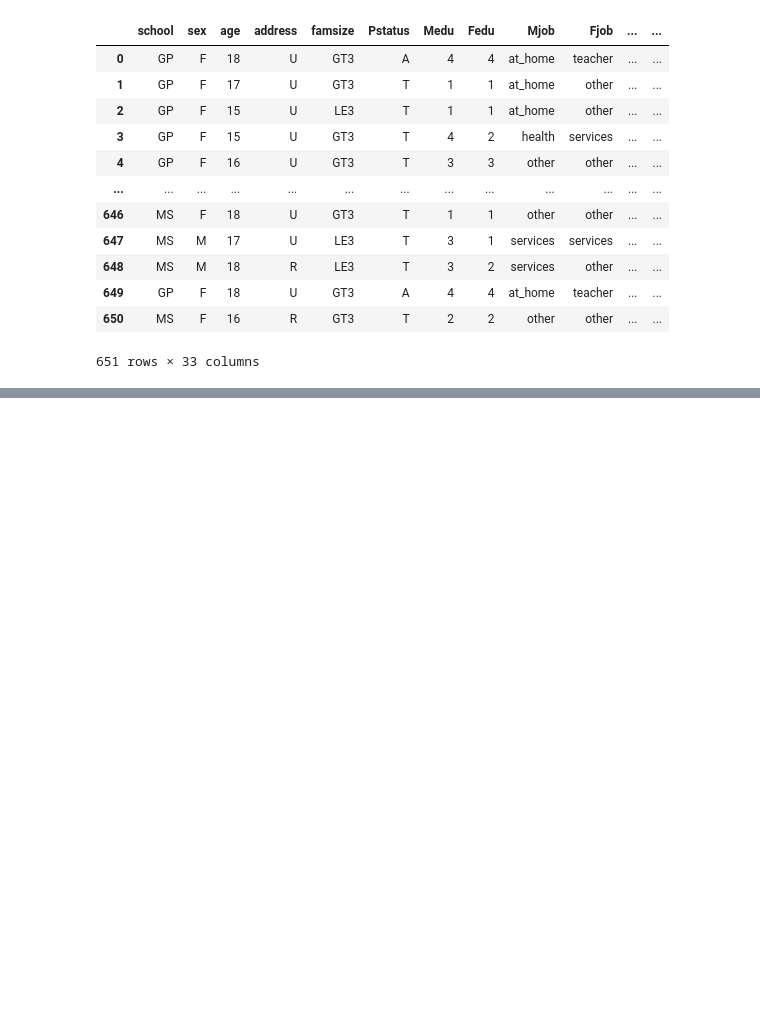
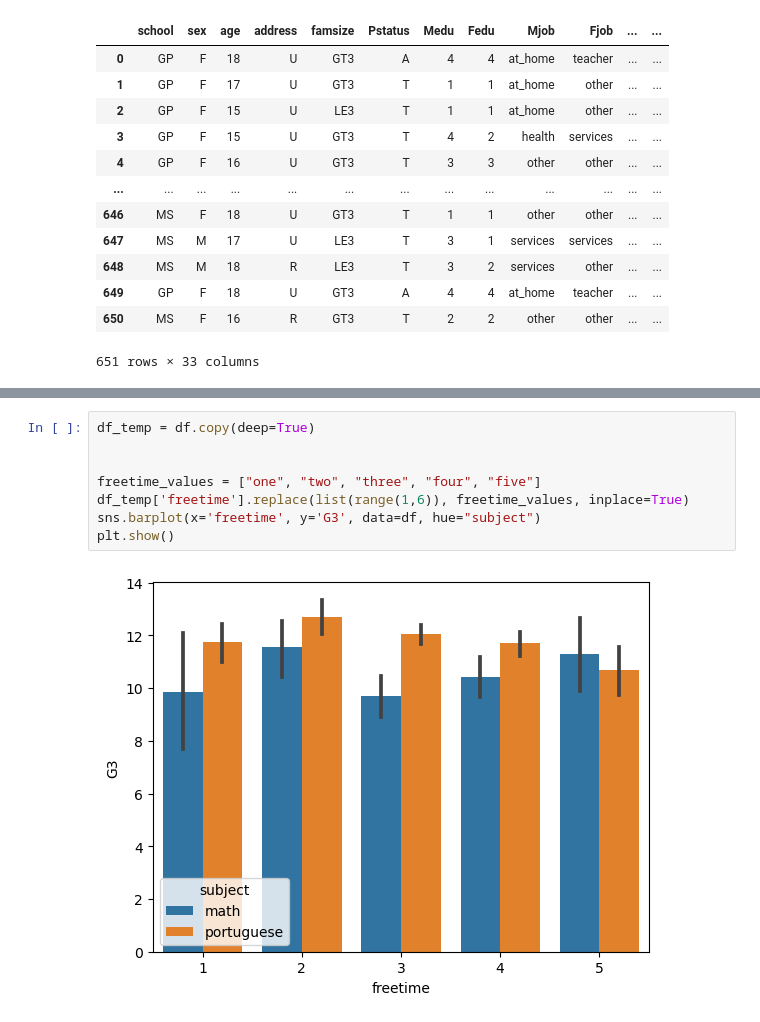
Before and after one commit to ubco-W2022T1-cosc301/project-group05, a Jupyter notebook: notebooks/analysis2.ipynb, the cells around one changed output, grey strips where cells are left out. Saved outputs shown, nothing was run; the diff lists cells and outputs as text; blank space fills up the shorter version.

```diff
--- a/notebooks/analysis2.ipynb
+++ b/notebooks/analysis2.ipynb
@@ -100,0 +247,10 @@ dtype: int64
+# %%
+df_temp = df.copy(deep=True)
+
+
+freetime_values = ["one", "two", "three", "four", "five"]
+df_temp['freetime'].replace(list(range(1,6)), freetime_values, inplace=True)
+sns.barplot(x='freetime', y='G3', data=df, hue="subject")
+plt.show()
+# %% [output]
+[figure, added]
```
Also changed, not shown: parts of 34 cells of this notebook.
